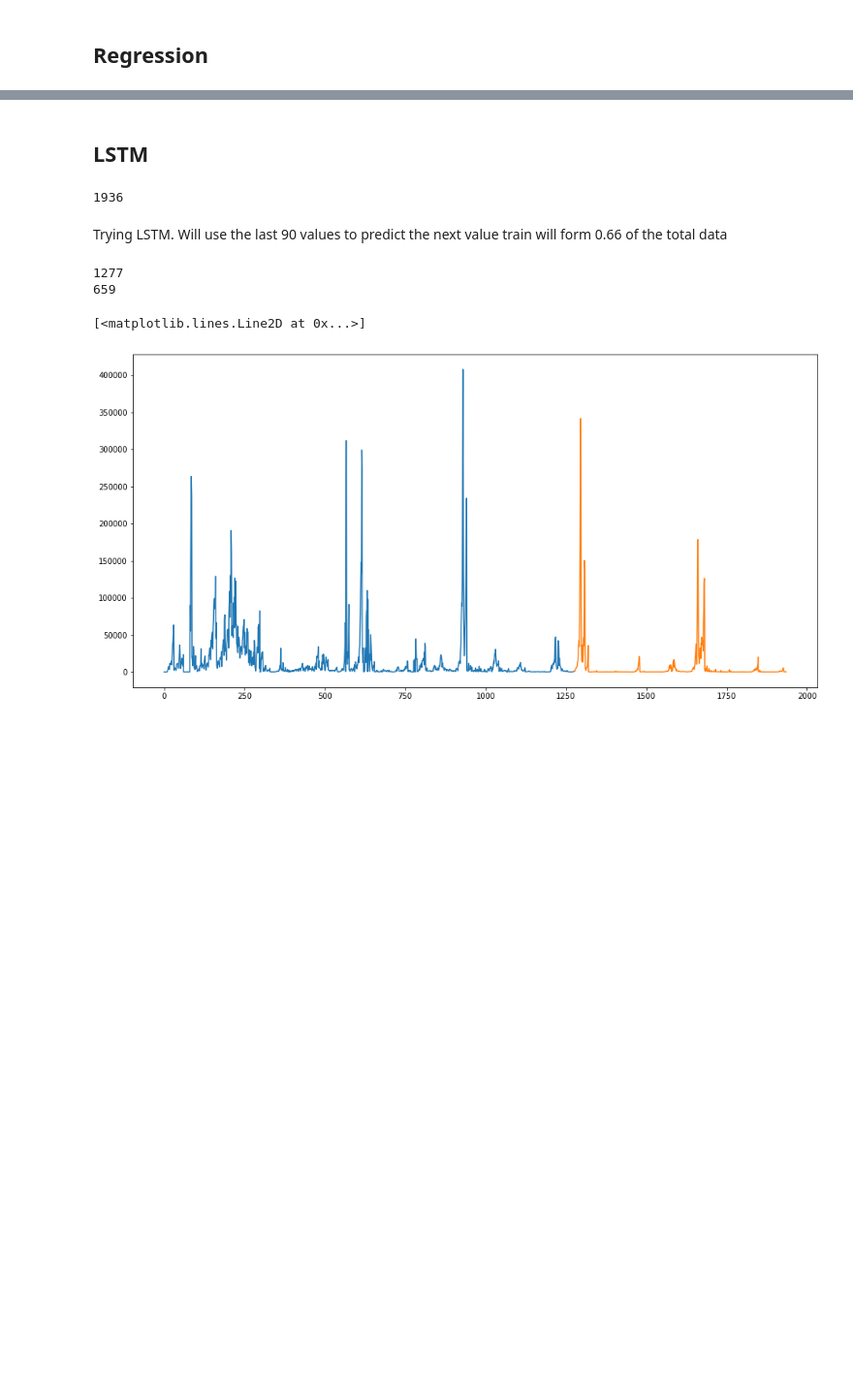
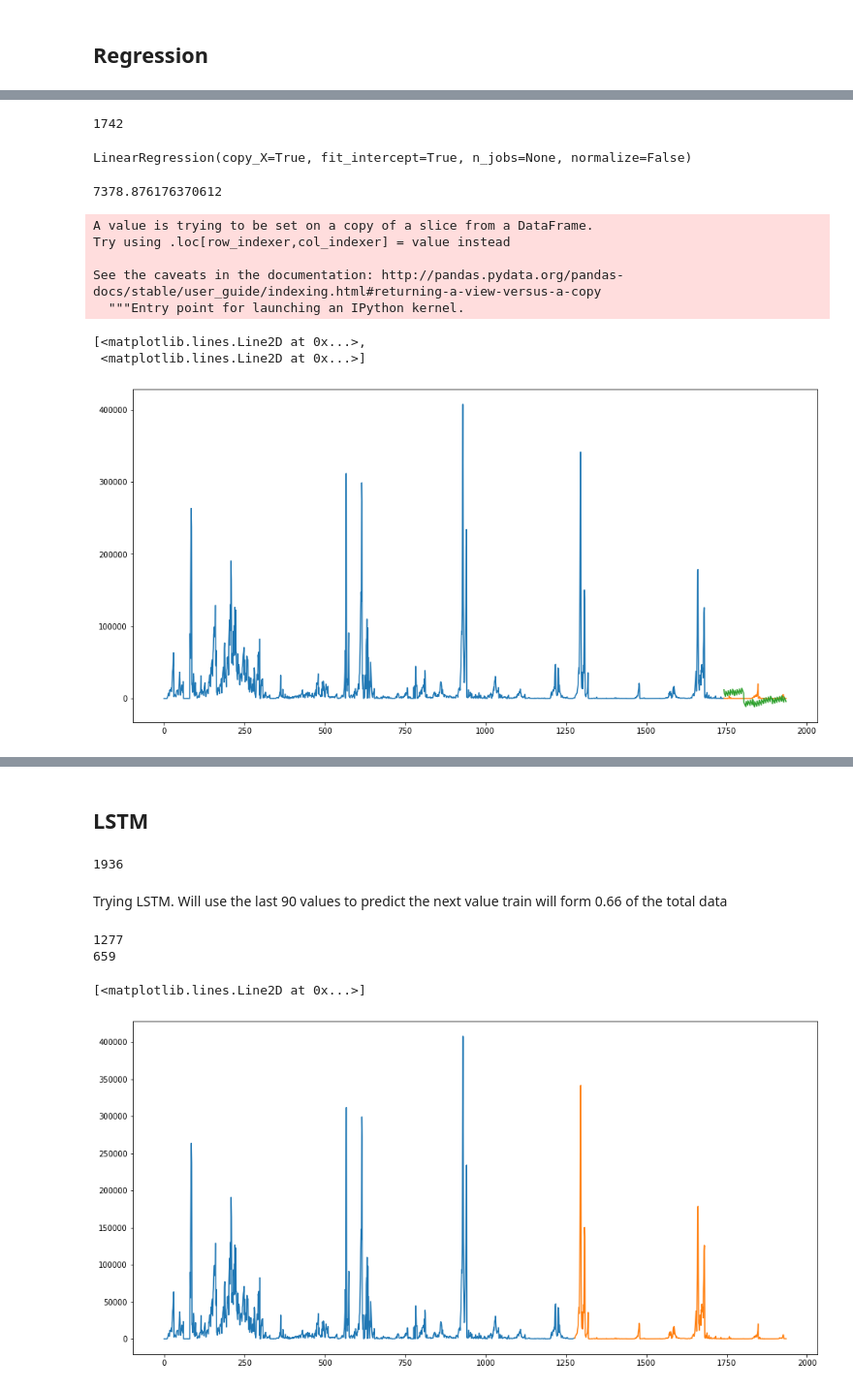
Before and after one commit to SethiPawandeep/eTaal-Predictive-Analysis, a Jupyter notebook: etaal.ipynb, the cells around one changed output, grey strips where cells are left out. Shown at 97% size. Drawn from its saved outputs; the diff is of its cells as text; code cells hidden in the pictures; blank space fills up the shorter version.

Commit message:
Implemented Linear Regression on the data.

```diff
--- a/etaal.ipynb
+++ b/etaal.ipynb
@@ -49,0 +92,13 @@ plt.plot(plot_data)
+# %%
+train_size = int(0.90 * len(new_data))
+print(train_size)
+# %% [output]
+1742
+# %%
+train = new_data[:train_size]
+test = new_data[train_size:]
+
+x_train = train.drop('Count', axis=1)
+y_train = train['Count']
+x_test = test.drop('Count', axis=1)
+y_test = test['Count']
@@ -49,0 +107,29 @@ plt.plot(plot_data)
+# %%
+model = LinearRegression()
+model.fit(x_train, y_train)
+# %% [output]
+LinearRegression(copy_X=True, fit_intercept=True, n_jobs=None, normalize=False)
+# %%
+import numpy as np
+predictions = model.predict(x_test)
+rms=np.sqrt(np.mean(np.power((np.array(y_test)-np.array(predictions)),2)))
+print(rms)
+# %% [output]
+7378.876176370612
+# %%
+test['Predictions'] = predictions
+
+test.index = new_data.index[train_size:]
+train.index = new_data.index[:train_size]
+plt.figure(figsize=(16,8))
+plt.plot(train['Count'])
+plt.plot(test[['Count', 'Predictions']])
+# %% [output]
+A value is trying to be set on a copy of a slice from a DataFrame.
+Try using .loc[row_indexer,col_indexer] = value instead
+
+See the caveats in the documentation: http://pandas.pydata.org/pandas-docs/stable/user_guide/indexing.html#returning-a-view-versus-a-copy
+  """Entry point for launching an IPython kernel.
+[<matplotlib.lines.Line2D at 0x...>,
+ <matplotlib.lines.Line2D at 0x...>]
+[figure, added]
```
Also changed, not shown: parts of 10 cells of this notebook, 1 other file.
